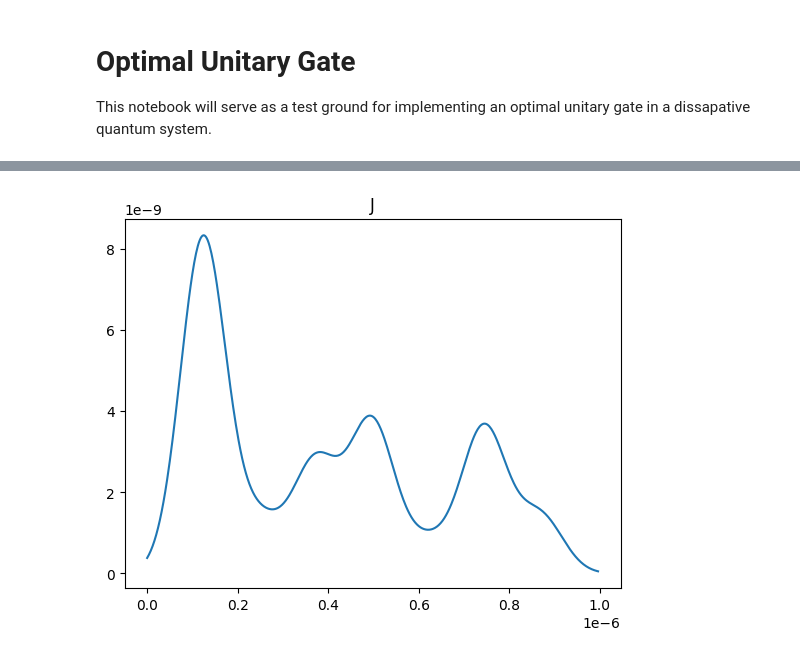
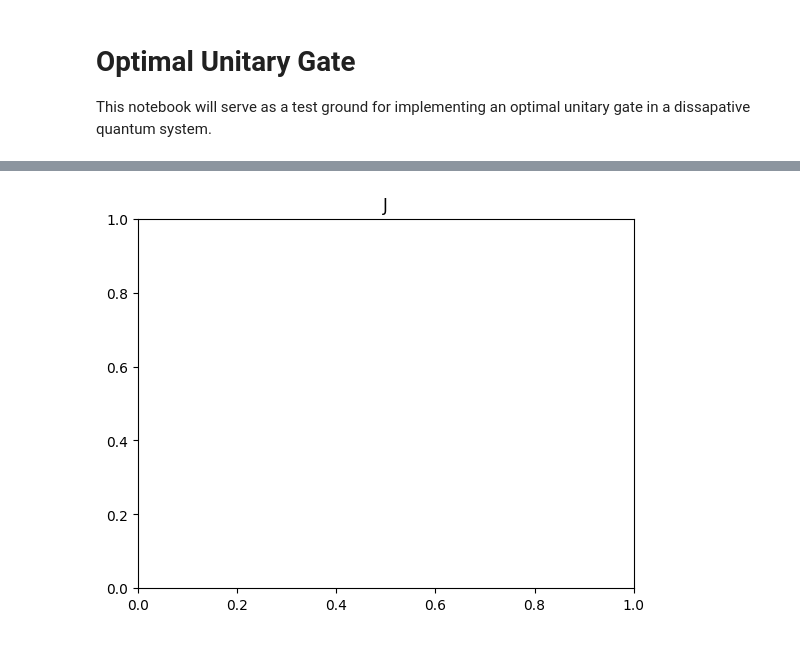
Before and after one commit to mainCSG/QuantumDotControl, a Jupyter notebook: optimal_control/optimal_unitary.ipynb, the cells around one changed output, grey strips where cells are left out. Drawn from its saved outputs; the diff is of its cells as text; code cells hidden in the pictures.

```diff
--- a/optimal_control/optimal_unitary.ipynb
+++ b/optimal_control/optimal_unitary.ipynb
@@ -142,37 +142,37 @@ def bloch_animation(spin_num, rhos, rho_final, plot=False, bloch_sphere=False):
 
     else:
         return r
+# %%
+# Number of spins
+N = 1
+isDispersive = True
+on_resonance = False
 # %%
 # Dice up the time
 Ti, Tf = 0, 1e-6 # seconds
-
-dt = 0.2e-8 # seconds
+dt = 0.5e-8 # seconds, notice we fix dt rather than M and that's because it is used in the L calculation
 M = int((Tf-Ti)/dt)
-t_units = np.arange(Ti, Tf-dt, dt)
-
-# Number of spins
-N = 2
-isDispersive = False
+t_units = np.arange(Ti, Tf, dt) # Array for plotting
 # %%
 # Fourier series expansion
-def fourier_series(t,*coeffs):
+def fourier_series(scale, t,*coeffs):
     n = len(coeffs[0])
     omega = 2 * np.pi / (t[-1]-t[0])
-    f = torch.zeros_like(t, dtype=exp_dtype)
+    f = torch.zeros_like(t, dtype=torch.float32)
     a = coeffs[0][:n//2]
     b = coeffs[0][n//2:]
     for i in range(len(a)):
-        f += a[i].repeat(len(t)) * np.sin(i * omega * t)
+        f += a[i].repeat(len(t)) * np.sin(i * omega * t) / scale
     for i in range(len(b)):
-        f += b[i].repeat(len(t)) * np.cos(i * omega * t)
-    f -= torch.sum(b).repeat(len(t)) * np.cos(i * omega * t) # ensures start and stop @ zero
+        f += b[i].repeat(len(t)) * np.cos(i * omega * t)/ scale
+    f -= torch.sum(b).repeat(len(t)) * np.cos(i * omega * t)/ scale # ensures start and stop @ zero
     return f
 
-def g_fourier_series(t, *coeffs):
+def g_fourier_series(scale, t, *coeffs):
     num_of_g = coeffs[0].shape[0]
     all_gs = []
     for i in range(num_of_g):
-        all_gs.append(fourier_series(t, coeffs[0][i]))
+        all_gs.append(fourier_series(scale, t, coeffs[0][i]))
     return all_gs
 
 def phi_fourier_series(t, *coeffs):
@@ -180,31 +180,28 @@ def phi_fourier_series(t, *coeffs):
     n = len(coeffs[0])
 
     omega = 2 * np.pi / (t[-1]-t[0])
-    f = torch.zeros_like(t, dtype=exp_dtype)
+    f = torch.zeros_like(t, dtype=torch.float32)
     # f += coeffs[0][-1]
     a = coeffs[0][:n//2]
     b = coeffs[0][n//2:]
 
     for i in range(len(a)):
-        f += a[i].repeat(len(t)) * np.sin(i * omega * t)
+        f += a[i].repeat(len(t)) * np.sin(i * omega * t) / 2
     for i in range(len(b)):
-        f += b[i].repeat(len(t)) * np.cos(i * omega * t)
-    f -= torch.sum(b).repeat(len(t)) * np.cos(i * omega * t) # ensures start and stop @ zero
+        f += b[i].repeat(len(t)) * np.cos(i * omega * t) / 2
+    f -= torch.sum(b).repeat(len(t)) * np.cos(i * omega * t) / 2 # ensures start and stop @ zero
     return f
 
-bandwidth = 1e9 # Hz
-omega = 2 * np.pi / (Tf-Ti)
-max_K = bandwidth // omega
-K = 2# Number of harmonics
-B_rf_scale = 1e5
-g_scale = 1e7
+K = 3 # Number of harmonics
+B_rf_scale = 1e4
+g_scale = 1e6
 
-B_rf_coeffs = Variable(torch.tensor(np.random.randn(2 * K)/B_rf_scale, dtype=torch.float32), requires_grad=True)
+B_rf_coeffs = Variable(torch.tensor(np.random.randn(2 * K-1), dtype=torch.float32), requires_grad=True)
 phi_coeffs = Variable(torch.tensor(np.random.randn(2 * K), dtype=torch.float32), requires_grad=True)
 
 t_units_tensor = torch.tensor(t_units)
 
-B_rf = fourier_series(t_units_tensor, B_rf_coeffs)
+B_rf = fourier_series(B_rf_scale, t_units_tensor, B_rf_coeffs)
 phi = phi_fourier_series(t_units_tensor, phi_coeffs)
 
 # g = []
@@ -215,10 +212,10 @@ phi = phi_fourier_series(t_units_tensor, phi_coeffs)
 # B_rf = Variable(torch.tensor(B_rf, dtype=exp_dtype), requires_grad=True)
 # phi = Variable(torch.tensor(phi, dtype=exp_dtype), requires_grad=True)
 
-J_scale = 2e8/((6.242e-18) * 1e-6) # ~ 0.05 ueV
+J_scale = 2e3/((6.242e-18) * 1e-6) # ~ 0.05 ueV
 
 def construct_g_signal(t, sigma, *coeffs):
-    g = torch.zeros_like(t, dtype=exp_dtype)
+    g = torch.zeros_like(t, dtype=torch.float32)
     skip = int(2.5 * sigma // dt) # skip 2.5 standard deviations to ensure start and stop @ basically zero
     step = skip
     for i in range(skip, M-skip,step):
@@ -233,20 +230,21 @@ def build_g(t, sigma, *coeffs):
         all_gs.append(construct_g_signal(t, sigma, coeffs[0][i]))
     return all_gs
 
-def construct_J_signal(t, sigma, *coeffs):
+def construct_J_signal(t, sigma, skip, *coeffs):
     J = torch.zeros_like(t, dtype=exp_dtype)
-    skip = int(2.5 * sigma // dt) # skip 2.5 standard deviations to ensure start and stop @ basically zero
+
     step = skip
+
     for i in range(skip, M-skip, step):
         gaussian = torch.exp(-(t - i * dt)**2 / (2 * sigma**2)) / J_scale
-        J += coeffs[0][i].repeat(len(t)) * gaussian
+        J += coeffs[0][i//skip-1 ].repeat(len(t)) * gaussian
     return J
 
-def build_J(t, sigma, *coeffs):
+def build_J(t, sigma, skip, *coeffs):
     num_of_J = coeffs[0].shape[0]
     all_Js = []
     for i in range(num_of_J):
-        all_Js.append(construct_J_signal(t, sigma, coeffs[0][i]))
+        all_Js.append(construct_J_signal(t, sigma, skip, coeffs[0][i]))
     return all_Js
 
 
@@ -258,17 +256,19 @@ g_gaussian = False
 if g_gaussian:
     g = build_g(t_units_tensor, g_sigma * dt ,torch.abs( g_coeffs))
 else:
-    g_coeffs =  Variable(torch.tensor(np.random.randn(N, 2 * K )/g_scale, dtype=exp_dtype), requires_grad=True)
+    g_coeffs =  Variable(torch.tensor(np.random.randn(N, 2 * K -1), dtype=torch.float32), requires_grad=True)
     g = []
-    g_fourier = g_fourier_series(t_units_tensor, g_coeffs)
+    g_fourier = g_fourier_series(g_scale,t_units_tensor, g_coeffs)
     for g_ in g_fourier:
-        g.append(Variable(torch.tensor(g_, dtype=exp_dtype), requires_grad=True))
+        g.append(Variable(torch.tensor(g_, dtype=torch.float32), requires_grad=True))
 
 
-J_sigma = 25
+J_sigma = 20
 
-J_coeffs =  Variable(torch.tensor(np.random.randn(N-1, M), dtype=torch.float32), requires_grad=True) # Random initial coefficients
-J = build_J(t_units_tensor, J_sigma * dt, torch.abs(J_coeffs))
+skip = int(3 * J_sigma) # skip 2.5 standard deviations to ensure start and stop @ basically zero
+J_coeffs =  Variable(torch.tensor(np.random.randn(N-1, M//skip)*0, dtype=torch.float32), requires_grad=True) # Random initial coefficients
+
+J = build_J(t_units_tensor, J_sigma * dt, skip, torch.abs(J_coeffs))
 
 
 plt.plot(t_units, B_rf.cpu().detach().numpy()/1e-3)
@@ -298 +295 @@ Casting complex values to real discards the imaginary part
-[figure, old version]
+[figure, new version]
```
Also changed, not shown: parts of 11 cells of this notebook, 9 other files.
